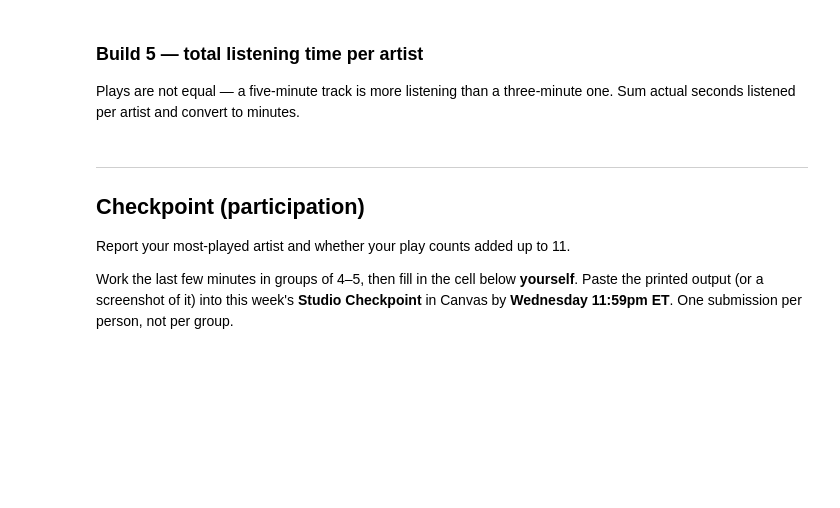
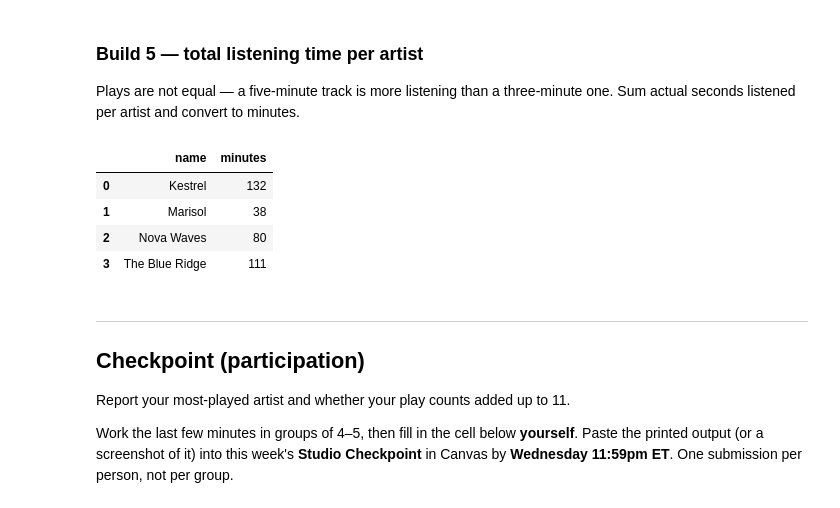
Before and after one commit to ekee7/ds2002-fa26, a Jupyter notebook: notebooks/02-sql-databases/2026-09-09 — SQLite Joins and Grouping — Studio.ipynb, the cells around one changed output. Cells and saved outputs as stored; diff of their text form; code cells hidden in the pictures; blank space fills up the shorter version.

```diff
--- a/notebooks/02-sql-databases/2026-09-09 — SQLite Joins and Grouping — Studio.ipynb
+++ b/notebooks/02-sql-databases/2026-09-09 — SQLite Joins and Grouping — Studio.ipynb
@@ -263,3 +332,17 @@ q('''
+# %%
+# Sum actual seconds listened per artist and convert to minutes
+
+q('''
+SELECT a.name, SUM(t.seconds) / 60 AS minutes
+FROM artists a LEFT JOIN tracks t ON a.artist_id = t.artist_id LEFT JOIN plays p ON t.track_id
+GROUP BY a.name
+''')
+# %% [output]
+|  | name | minutes |
+| 0 | Kestrel | 132 |
+| 1 | Marisol | 38 |
+| 2 | Nova Waves | 80 |
+| 3 | The Blue Ridge | 111 |
 # %% [markdown]
 ---
 
```
Also changed, not shown: parts of 14 cells of this notebook.
